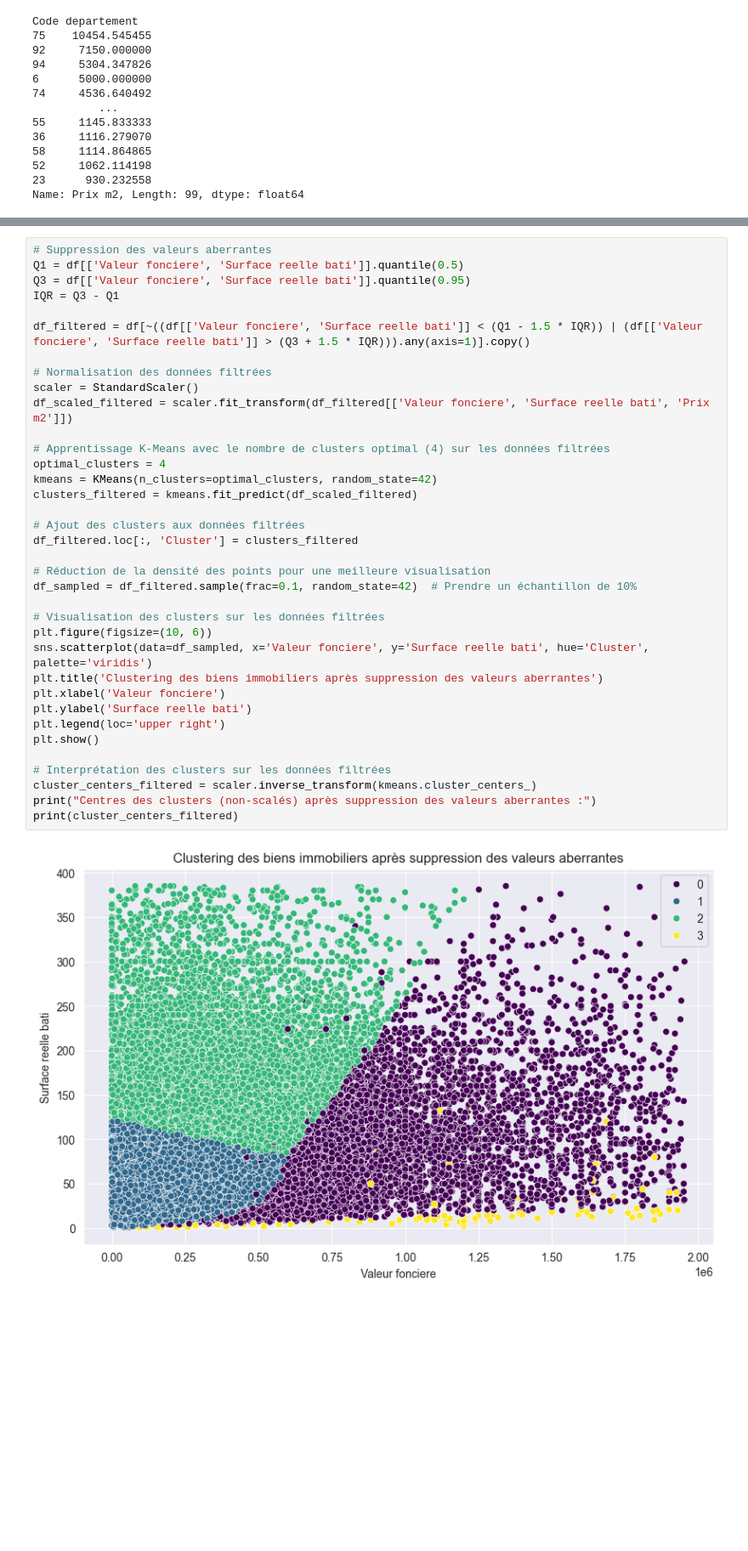
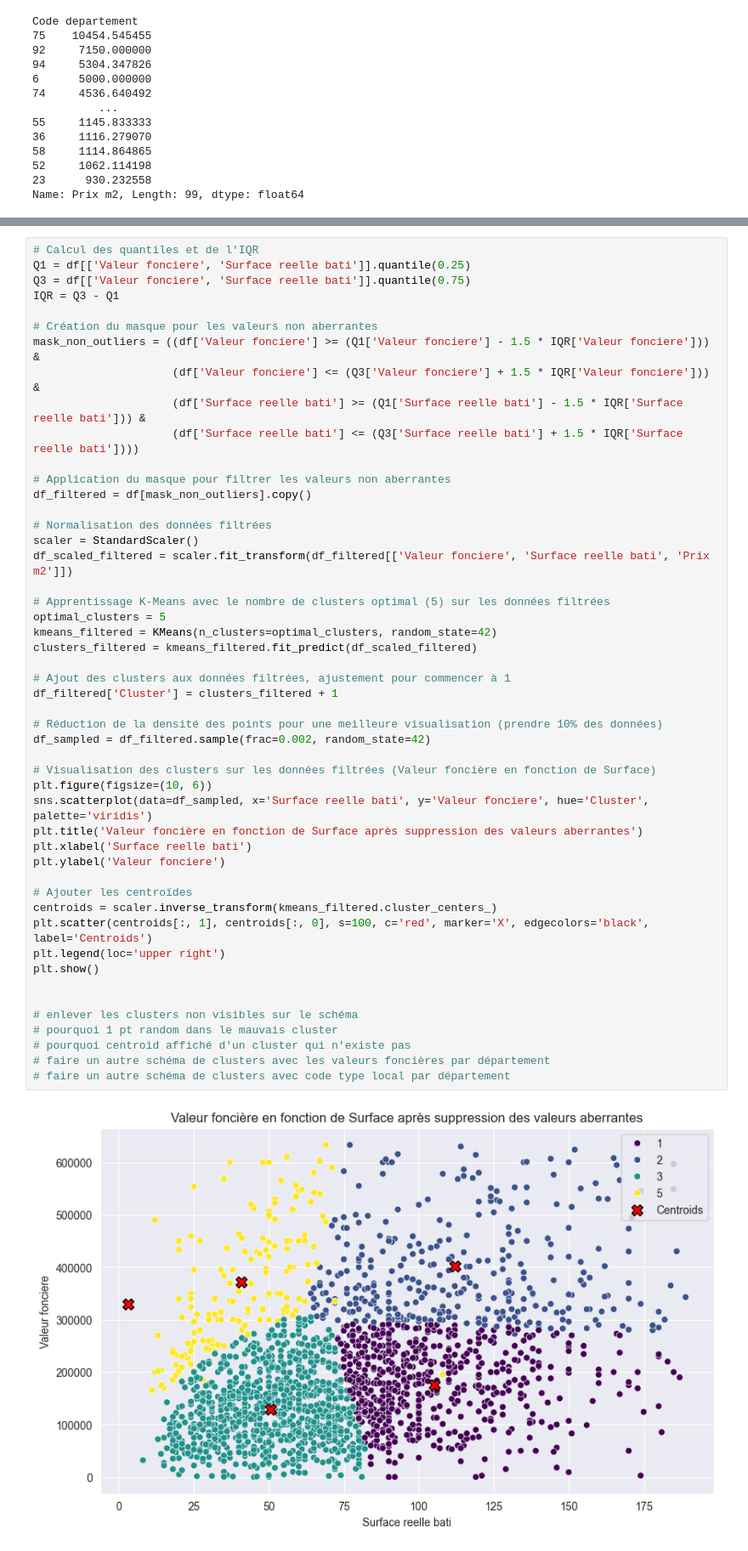
Before and after one commit to ktzkvin/Mastercamp, a Jupyter notebook: MasterCamp_TD_Project.ipynb, the cells around one changed output, grey strips where cells are left out. Shown: that part at 85% size. Drawn from its saved outputs; the diff is of its cells as text; blank space fills up the shorter version.

```diff
--- a/MasterCamp_TD_Project.ipynb
+++ b/MasterCamp_TD_Project.ipynb
@@ -211,38 +243,51 @@ plt.show()
 # %%
-# Suppression des valeurs aberrantes
-Q1 = df[['Valeur fonciere', 'Surface reelle bati']].quantile(0.5)
-Q3 = df[['Valeur fonciere', 'Surface reelle bati']].quantile(0.95)
+# Calcul des quantiles et de l'IQR
+Q1 = df[['Valeur fonciere', 'Surface reelle bati']].quantile(0.25)
+Q3 = df[['Valeur fonciere', 'Surface reelle bati']].quantile(0.75)
 IQR = Q3 - Q1
 
-df_filtered = df[~((df[['Valeur fonciere', 'Surface reelle bati']] < (Q1 - 1.5 * IQR)) | (df[['Valeur fonciere', 'Surface reelle bati']] > (Q3 + 1.5 * IQR))).any(axis=1)].copy()
+# Création du masque pour les valeurs non aberrantes
+mask_non_outliers = ((df['Valeur fonciere'] >= (Q1['Valeur fonciere'] - 1.5 * IQR['Valeur fonciere'])) &
+                     (df['Valeur fonciere'] <= (Q3['Valeur fonciere'] + 1.5 * IQR['Valeur fonciere'])) &
+                     (df['Surface reelle bati'] >= (Q1['Surface reelle bati'] - 1.5 * IQR['Surface reelle bati'])) &
+                     (df['Surface reelle bati'] <= (Q3['Surface reelle bati'] + 1.5 * IQR['Surface reelle bati'])))
+
+# Application du masque pour filtrer les valeurs non aberrantes
+df_filtered = df[mask_non_outliers].copy()
 
 # Normalisation des données filtrées
 scaler = StandardScaler()
 df_scaled_filtered = scaler.fit_transform(df_filtered[['Valeur fonciere', 'Surface reelle bati', 'Prix m2']])
 
-# Apprentissage K-Means avec le nombre de clusters optimal (4) sur les données filtrées
-optimal_clusters = 4
-kmeans = KMeans(n_clusters=optimal_clusters, random_state=42)
-clusters_filtered = kmeans.fit_predict(df_scaled_filtered)
+# Apprentissage K-Means avec le nombre de clusters optimal (5) sur les données filtrées
+optimal_clusters = 5
+kmeans_filtered = KMeans(n_clusters=optimal_clusters, random_state=42)
+clusters_filtered = kmeans_filtered.fit_predict(df_scaled_filtered)
 
-# Ajout des clusters aux données filtrées
-df_filtered.loc[:, 'Cluster'] = clusters_filtered
+# Ajout des clusters aux données filtrées, ajustement pour commencer à 1
+df_filtered['Cluster'] = clusters_filtered + 1
 
-# Réduction de la densité des points pour une meilleure visualisation
-df_sampled = df_filtered.sample(frac=0.1, random_state=42)  # Prendre un échantillon de 10%
+# Réduction de la densité des points pour une meilleure visualisation (prendre 10% des données)
+df_sampled = df_filtered.sample(frac=0.002, random_state=42)
 
-# Visualisation des clusters sur les données filtrées
+# Visualisation des clusters sur les données filtrées (Valeur foncière en fonction de Surface)
 plt.figure(figsize=(10, 6))
-sns.scatterplot(data=df_sampled, x='Valeur fonciere', y='Surface reelle bati', hue='Cluster', palette='viridis')
-plt.title('Clustering des biens immobiliers après suppression des valeurs aberrantes')
-plt.xlabel('Valeur fonciere')
-plt.ylabel('Surface reelle bati')
+sns.scatterplot(data=df_sampled, x='Surface reelle bati', y='Valeur fonciere', hue='Cluster', palette='viridis')
+plt.title('Valeur foncière en fonction de Surface après suppression des valeurs aberrantes')
+plt.xlabel('Surface reelle bati')
+plt.ylabel('Valeur fonciere')
+
+# Ajouter les centroïdes
+centroids = scaler.inverse_transform(kmeans_filtered.cluster_centers_)
+plt.scatter(centroids[:, 1], centroids[:, 0], s=100, c='red', marker='X', edgecolors='black', label='Centroids')
 plt.legend(loc='upper right')
 plt.show()
 
-# Interprétation des clusters sur les données filtrées
-cluster_centers_filtered = scaler.inverse_transform(kmeans.cluster_centers_)
-print("Centres des clusters (non-scalés) après suppression des valeurs aberrantes :")
-print(cluster_centers_filtered)
+
+# enlever les clusters non visibles sur le schéma
+# pourquoi 1 pt random dans le mauvais cluster
+# pourquoi centroid affiché d'un cluster qui n'existe pas
+# faire un autre schéma de clusters avec les valeurs foncières par département
+# faire un autre schéma de clusters avec code type local par département
 # %% [output]
-[figure, old version]
+[figure, new version]
```
Also changed, not shown: parts of 13 cells of this notebook.
